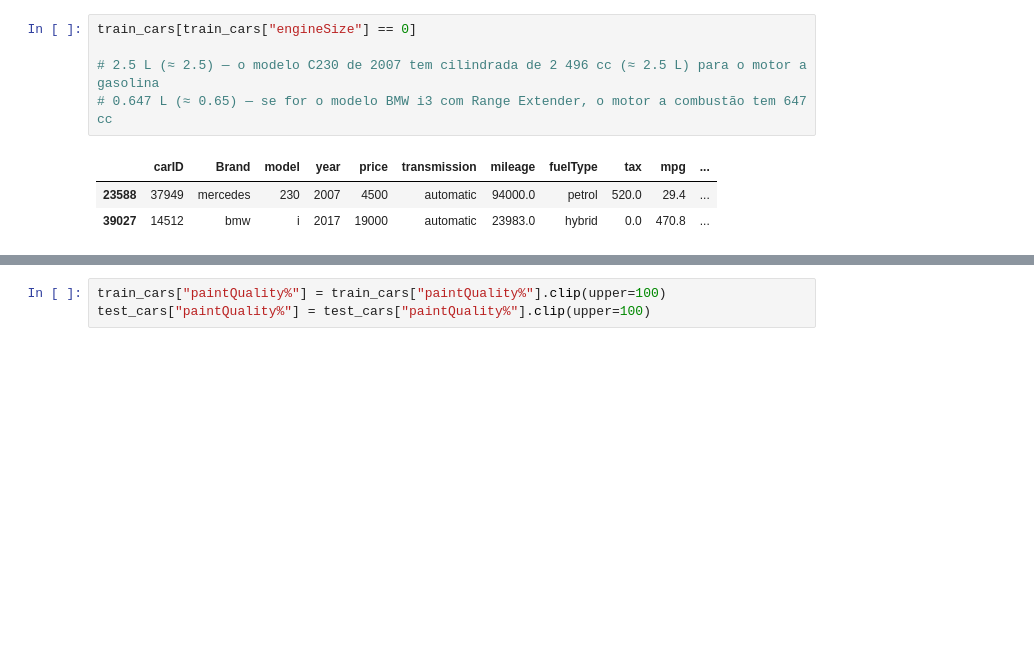
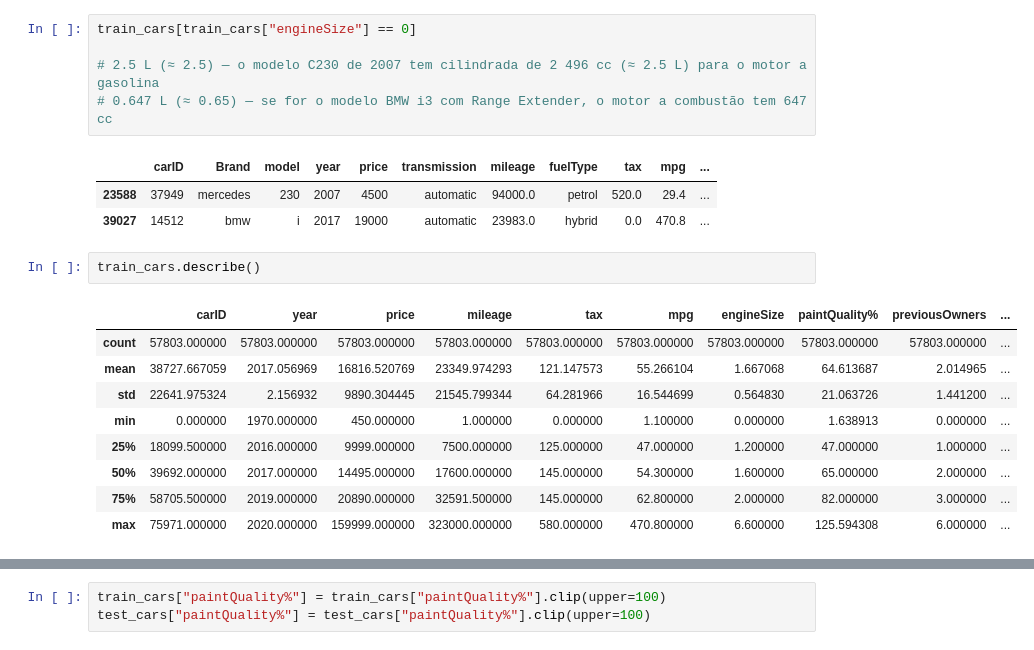
Before and after one commit to peppathecodingpig/Trabalho-de-Machine-Learning, a Jupyter notebook: Project_notebook.ipynb, the cells around one changed output, grey strips where cells are left out. Saved outputs shown, nothing was run; the diff lists cells and outputs as text; blank space fills up the shorter version.

```diff
--- a/Project_notebook.ipynb
+++ b/Project_notebook.ipynb
@@ -341,4 +338,16 @@ train_cars[train_cars["engineSize"] == 0]
 |  | carID | Brand | model | year | price | transmission | mileage | fuelType | tax | mpg | ... |
 | 23588 | 37949 | mercedes | 230 | 2007 | 4500 | automatic | 94000.0 | petrol | 520.0 | 29.4 | ... |
 | 39027 | 14512 | bmw | i | 2017 | 19000 | automatic | 23983.0 | hybrid | 0.0 | 470.8 | ... |
+# %%
+train_cars.describe()
+# %% [output]
+|  | carID | year | price | mileage | tax | mpg | engineSize | paintQuality% | previousOwners | ... |
+| count | 57803.000000 | 57803.000000 | 57803.000000 | 57803.000000 | 57803.000000 | 57803.000000 | 57803.000000 | 57803.000000 | 57803.000000 | ... |
+| mean | 38727.667059 | 2017.056969 | 16816.520769 | 23349.974293 | 121.147573 | 55.266104 | 1.667068 | 64.613687 | 2.014965 | ... |
+| std | 22641.975324 | 2.156932 | 9890.304445 | 21545.799344 | 64.281966 | 16.544699 | 0.564830 | 21.063726 | 1.441200 | ... |
+| min | 0.000000 | 1970.000000 | 450.000000 | 1.000000 | 0.000000 | 1.100000 | 0.000000 | 1.638913 | 0.000000 | ... |
+| 25% | 18099.500000 | 2016.000000 | 9999.000000 | 7500.000000 | 125.000000 | 47.000000 | 1.200000 | 47.000000 | 1.000000 | ... |
+| 50% | 39692.000000 | 2017.000000 | 14495.000000 | 17600.000000 | 145.000000 | 54.300000 | 1.600000 | 65.000000 | 2.000000 | ... |
+| 75% | 58705.500000 | 2019.000000 | 20890.000000 | 32591.500000 | 145.000000 | 62.800000 | 2.000000 | 82.000000 | 3.000000 | ... |
+| max | 75971.000000 | 2020.000000 | 159999.000000 | 323000.000000 | 580.000000 | 470.800000 | 6.600000 | 125.594308 | 6.000000 | ... |
 # %%
```
Also changed, not shown: parts of 8 cells of this notebook.
